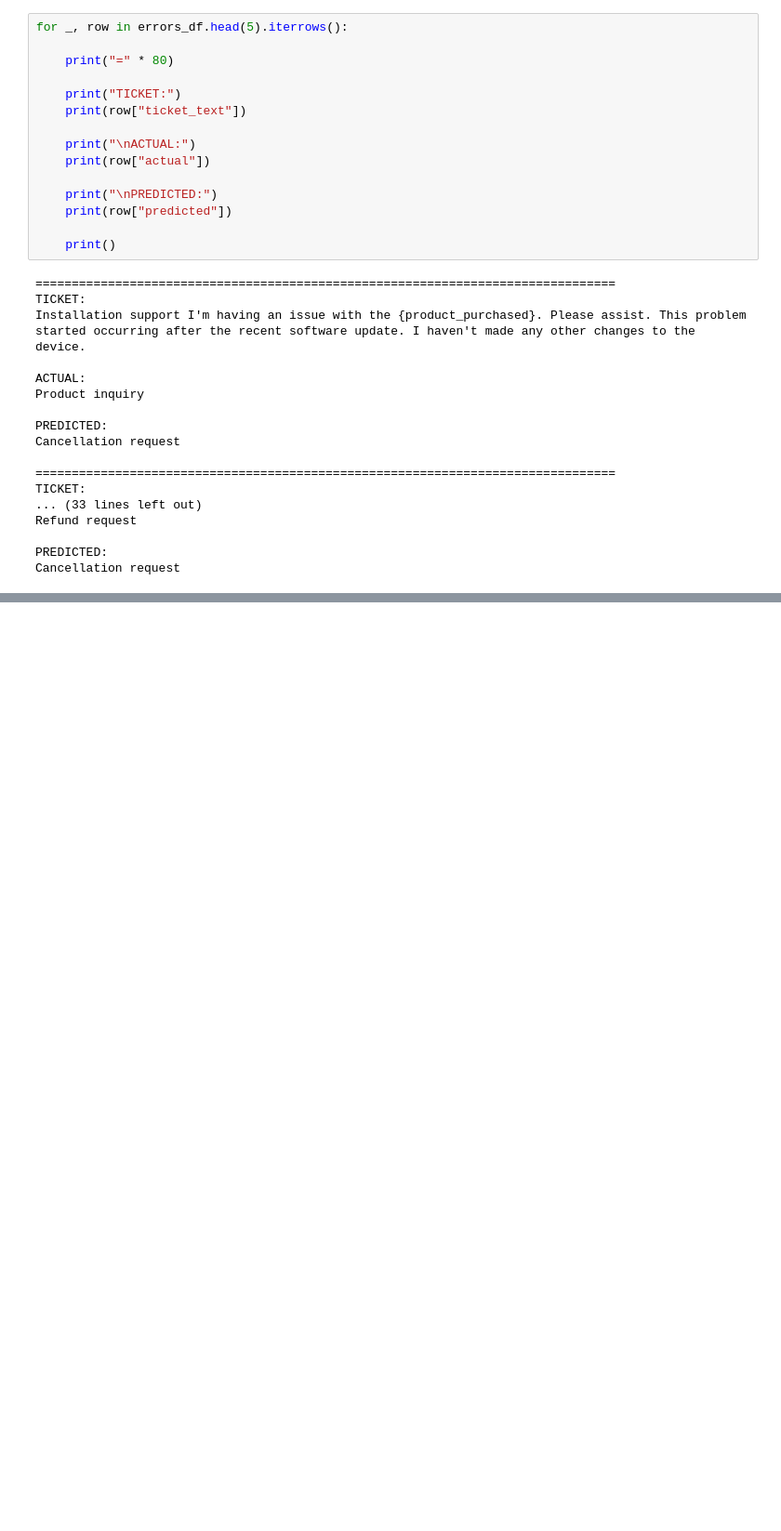
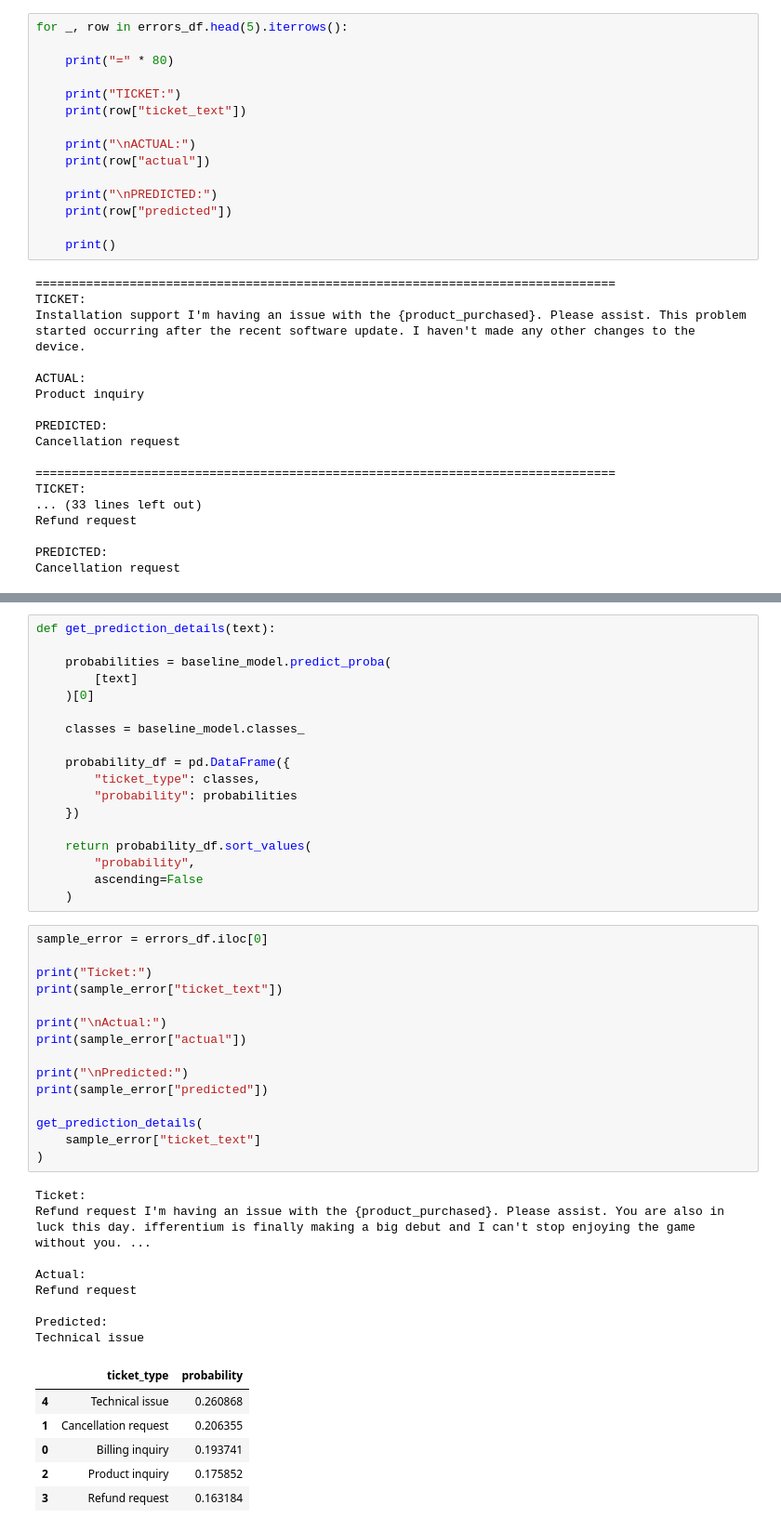
Before and after one commit to taruni2409/supportops-ai, a Jupyter notebook: notebooks/02_baseline_ticket_classifier.ipynb, the cells around one changed output, grey strips where cells are left out. Shown at 93% size. Saved outputs shown, nothing was run; the diff lists cells and outputs as text; blank space fills up the shorter version.

```diff
--- a/notebooks/02_baseline_ticket_classifier.ipynb
+++ b/notebooks/02_baseline_ticket_classifier.ipynb
@@ -368,0 +669,48 @@ Cancellation request
+# %%
+def get_prediction_details(text):
+
+    probabilities = baseline_model.predict_proba(
+        [text]
+    )[0]
+
+    classes = baseline_model.classes_
+
+    probability_df = pd.DataFrame({
+        "ticket_type": classes,
+        "probability": probabilities
+    })
+
+    return probability_df.sort_values(
+        "probability",
+        ascending=False
+    )
+# %%
+sample_error = errors_df.iloc[0]
+
+print("Ticket:")
+print(sample_error["ticket_text"])
+
+print("\nActual:")
+print(sample_error["actual"])
+
+print("\nPredicted:")
+print(sample_error["predicted"])
+
+get_prediction_details(
+    sample_error["ticket_text"]
+)
+# %% [output]
+Ticket:
+Refund request I'm having an issue with the {product_purchased}. Please assist. You are also in luck this day. ifferentium is finally making a big debut and I can't stop enjoying the game without you. ...
+
+Actual:
+Refund request
+
+Predicted:
+Technical issue
+|  | ticket_type | probability |
+| 4 | Technical issue | 0.260868 |
+| 1 | Cancellation request | 0.206355 |
+| 0 | Billing inquiry | 0.193741 |
+| 2 | Product inquiry | 0.175852 |
+| 3 | Refund request | 0.163184 |
```
Also changed, not shown: parts of 33 cells of this notebook, 1 other file.
